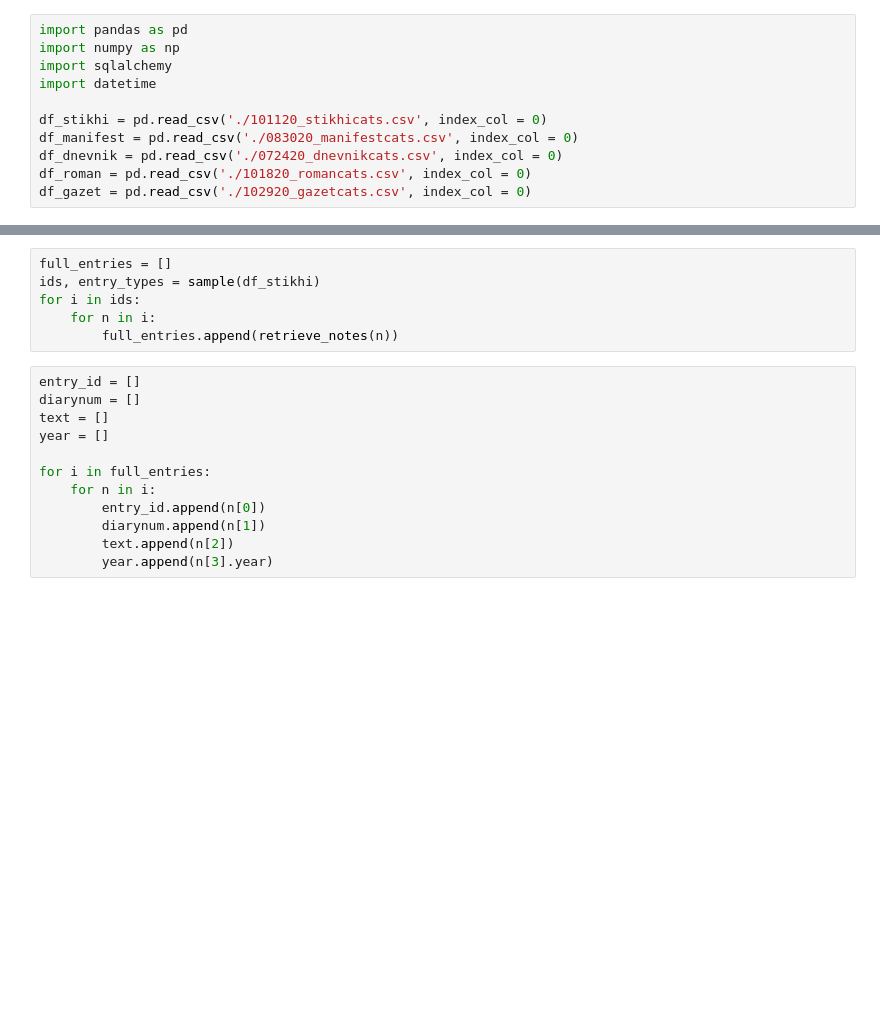
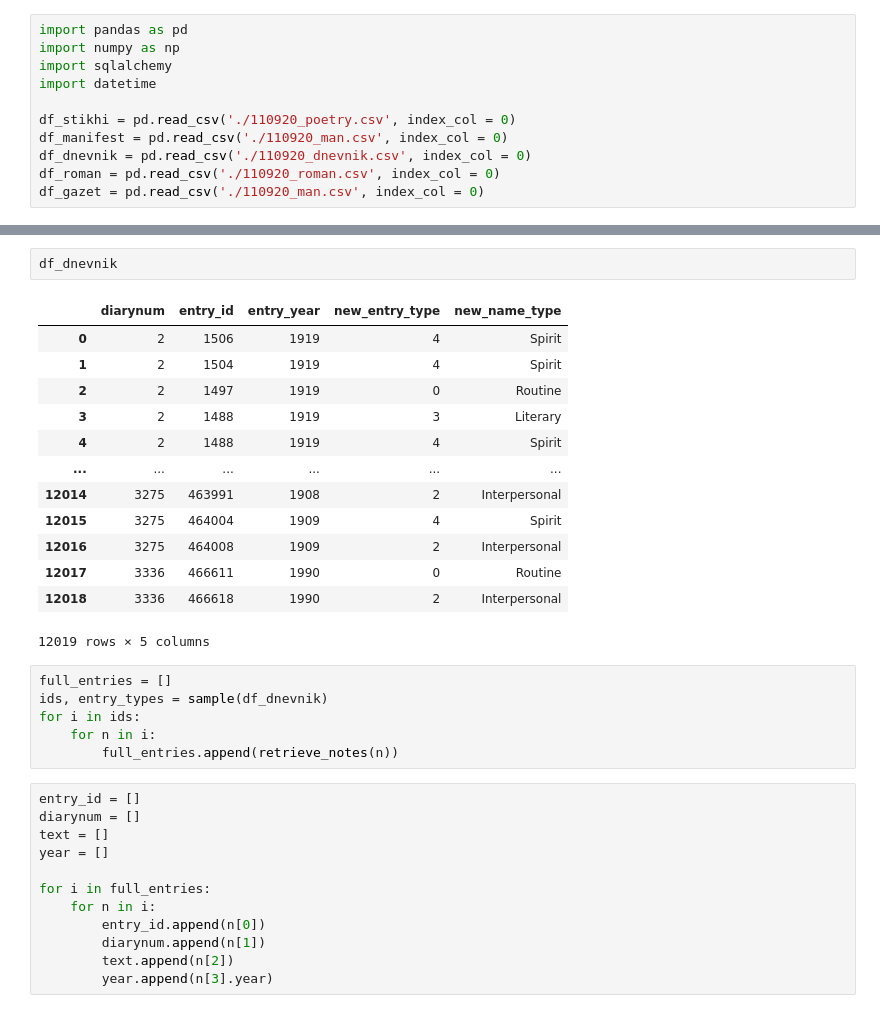
Before and after one commit to madkehl/Auto2Cluster, a Jupyter notebook: select_info.ipynb, the cells around one changed output, grey strips where cells are left out. Cells and saved outputs as stored; diff of their text form; blank space fills up the shorter version.

```diff
--- a/select_info.ipynb
+++ b/select_info.ipynb
@@ -4,9 +4,9 @@ import numpy as np
 import sqlalchemy
 import datetime
 
-df_stikhi = pd.read_csv('./101120_stikhicats.csv', index_col = 0)
-df_manifest = pd.read_csv('./083020_manifestcats.csv', index_col = 0)
-df_dnevnik = pd.read_csv('./072420_dnevnikcats.csv', index_col = 0)
-df_roman = pd.read_csv('./101820_romancats.csv', index_col = 0)
-df_gazet = pd.read_csv('./102920_gazetcats.csv', index_col = 0)
+df_stikhi = pd.read_csv('./110920_poetry.csv', index_col = 0)
+df_manifest = pd.read_csv('./110920_man.csv', index_col = 0)
+df_dnevnik = pd.read_csv('./110920_dnevnik.csv', index_col = 0)
+df_roman = pd.read_csv('./110920_roman.csv', index_col = 0)
+df_gazet = pd.read_csv('./110920_man.csv', index_col = 0)
 # %%
@@ -64,6 +63,22 @@ def sample(df):
+# %%
+df_dnevnik
+# %% [output]
+|  | diarynum | entry_id | entry_year | new_entry_type | new_name_type |
+| 0 | 2 | 1506 | 1919 | 4 | Spirit |
+| 1 | 2 | 1504 | 1919 | 4 | Spirit |
+| 2 | 2 | 1497 | 1919 | 0 | Routine |
+| 3 | 2 | 1488 | 1919 | 3 | Literary |
+| 4 | 2 | 1488 | 1919 | 4 | Spirit |
+| ... | ... | ... | ... | ... | ... |
+| 12014 | 3275 | 463991 | 1908 | 2 | Interpersonal |
+| 12015 | 3275 | 464004 | 1909 | 4 | Spirit |
+| 12016 | 3275 | 464008 | 1909 | 2 | Interpersonal |
+| 12017 | 3336 | 466611 | 1990 | 0 | Routine |
+| 12018 | 3336 | 466618 | 1990 | 2 | Interpersonal |
+12019 rows × 5 columns
 # %%
 full_entries = []
-ids, entry_types = sample(df_stikhi)
+ids, entry_types = sample(df_dnevnik)
 for i in ids:
     for n in i:
         full_entries.append(retrieve_notes(n))
```
Also changed, not shown: parts of 6 cells of this notebook, 4 other files.
